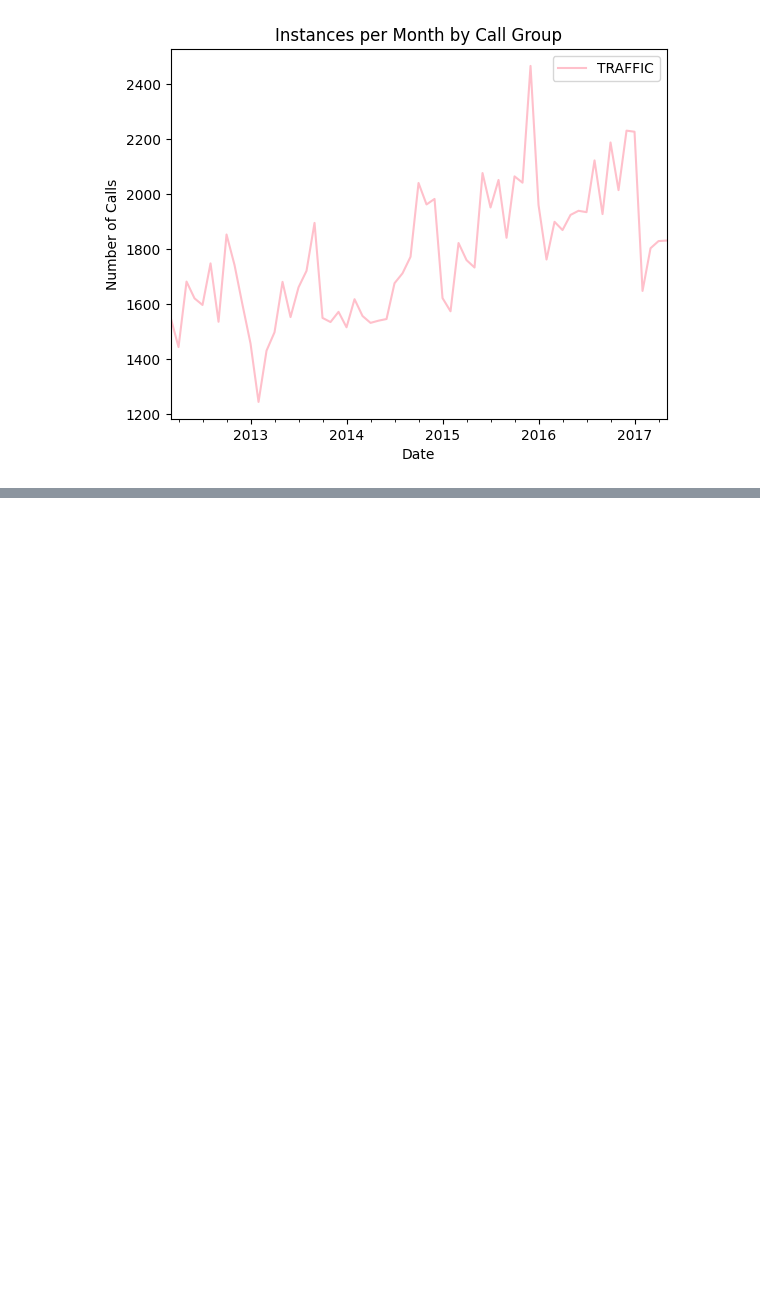
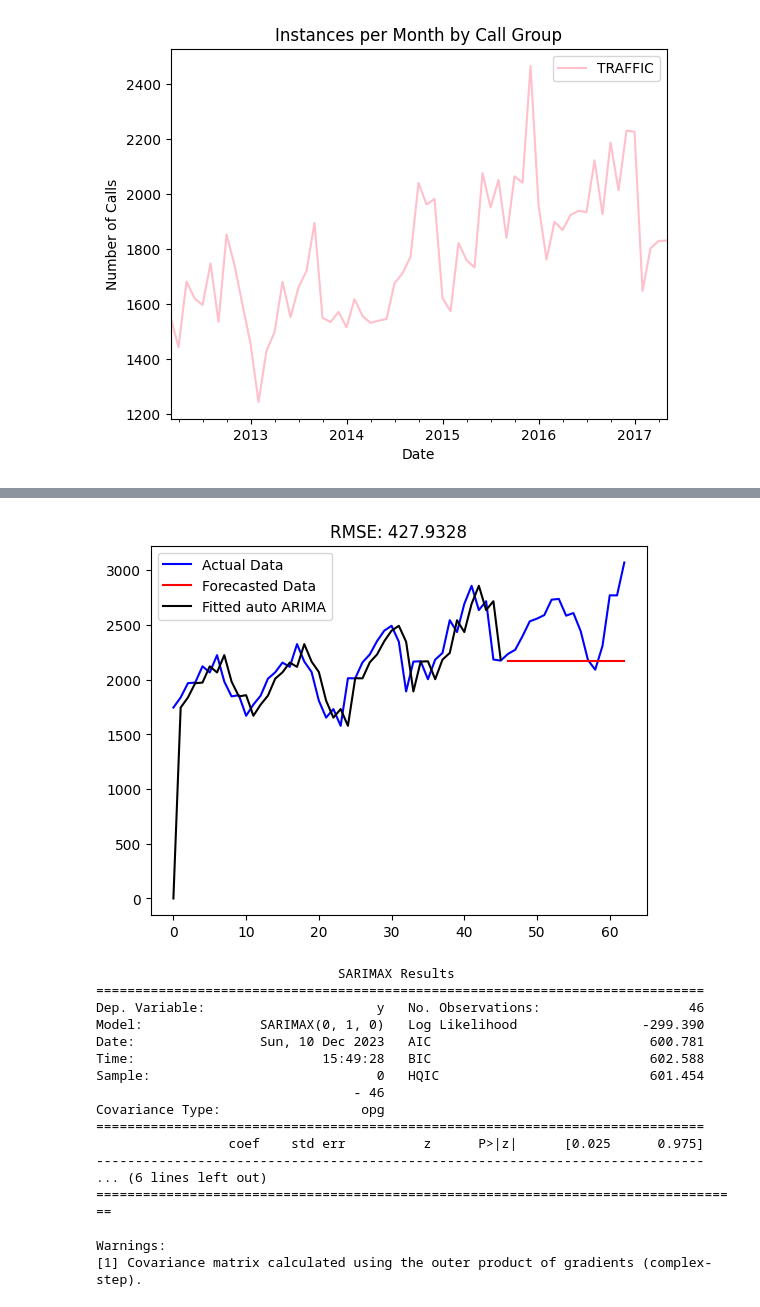
Before and after one commit to GVSU-CIS635/gvsu-cis635-term-project-crime-team-lauryn-jess-l, a Jupyter notebook: Code/models.ipynb, the cells around one changed output, grey strips where cells are left out. Saved outputs shown, nothing was run; the diff lists cells and outputs as text; code cells hidden in the pictures; blank space fills up the shorter version.

```diff
--- a/Code/models.ipynb
+++ b/Code/models.ipynb
@@ -177,0 +216,42 @@ plt.show()
+# %%
+# ARIMA Model SUSPICIOUS
+
+# Using auto arima to find optimized p, d, q values
+model = auto_arima(train_dataSUSPICIOUS['count'], seasonal = True,
+                          error_action ='ignore',
+                          stepwise = True)
+
+forecast, conf_int = model.predict(n_periods=17, return_conf_int=True)
+
+plt.plot(SUSPICIOUS['count'], label="Actual Data", color="blue")
+plt.plot(forecast, color="red", label="Forecasted Data")
+plt.plot(model.fittedvalues(), color="black", label="Fitted auto ARIMA")
+
+# Calculating the RMSE (Root Mean Squared Error)
+rmse = mean_squared_error(test_dataSUSPICIOUS['count'], forecast, squared=False)
+rmse_dict['SUSPICIOUS'] = rmse
+
+# Plotting
+plt.title(f"RMSE: {rmse:.4f}")
+plt.legend()
+plt.show()
+print(model.summary())
+# %% [output]
+[figure, added]
+                               SARIMAX Results
+==============================================================================
+Dep. Variable:                      y   No. Observations:                   46
+Model:               SARIMAX(0, 1, 0)   Log Likelihood                -299.390
+Date:                Sun, 10 Dec 2023   AIC                            600.781
+Time:                        15:49:28   BIC                            602.588
+Sample:                             0   HQIC                           601.454
+                                 - 46
+Covariance Type:                  opg
+==============================================================================
+                 coef    std err          z      P>|z|      [0.025      0.975]
+------------------------------------------------------------------------------
+... (6 lines left out)
+===================================================================================
+
+Warnings:
+[1] Covariance matrix calculated using the outer product of gradients (complex-step).
```
Also changed, not shown: parts of 13 cells of this notebook.
